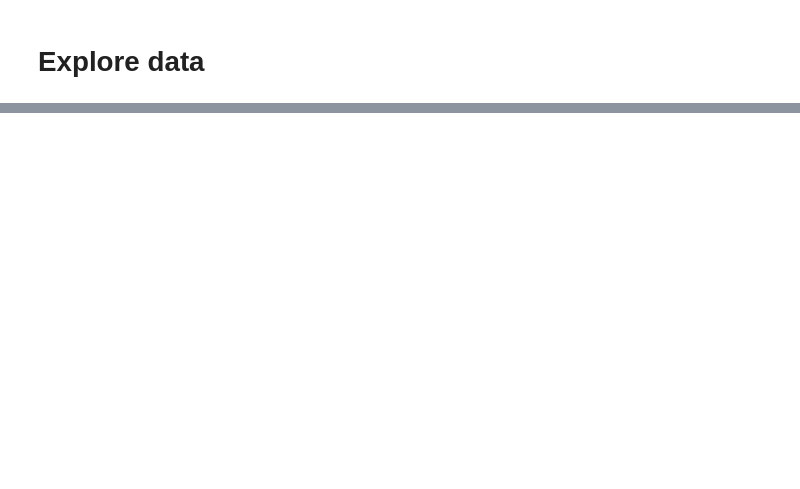
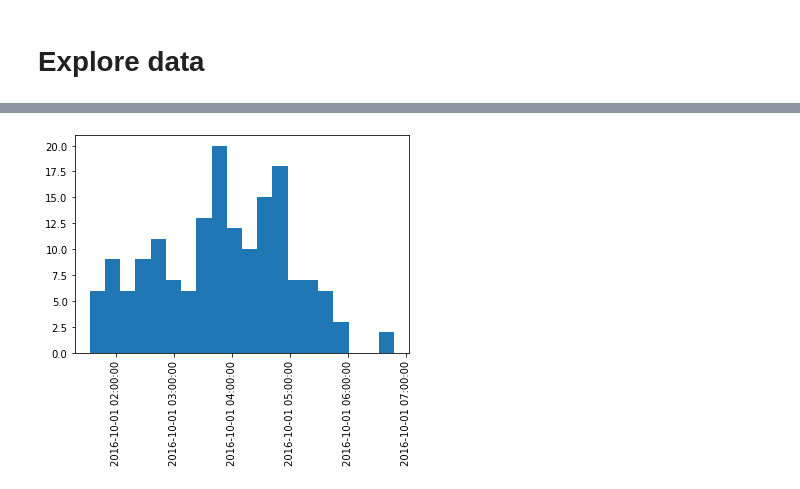
Before and after one commit to candiesforlife/minority_report, a Jupyter notebook: notebooks/cam_viz_model.ipynb, the cells around one changed output, grey strips where cells are left out. Drawn from its saved outputs; the diff is of its cells as text; code cells hidden in the pictures; blank space fills up the shorter version.

Commit message:
group crimes by hour

```diff
--- a/notebooks/cam_viz_model.ipynb
+++ b/notebooks/cam_viz_model.ipynb
@@ -100,0 +69,7 @@ plt.xticks(rotation=45)
+# %%
+grouped = []
+length = len(liste)
+for index, timestamp in enumerate(liste):
+    print(f'Grouping timestamp {index+1}/{length}')
+    by_hour = np.array(sample[sample['new_date']== timestamp])
+    grouped.append(by_hour)
@@ -100,0 +94,3 @@ plt.xticks(rotation=45)
+# %%
+gr_array = np.array(grouped, dtype=object)
+gr_array
@@ -100,0 +119,3 @@ plt.xticks(rotation=45)
+# %%
+ts = [element[0][0] for element in gr_array]
+ts
@@ -100,0 +143,10 @@ plt.xticks(rotation=45)
+# %%
+length = [len(element) for element in gr_array]
+# %%
+fig, ax = plt.subplots()
+
+ax.hist(length, bins=20);
+ax.set_xticklabels(ts, rotation=90)
+
+#plt.show()
+# %% [output]
@@ -100,0 +161 @@ plt.xticks(rotation=45)
+[figure, added]
```
Also changed, not shown: parts of 25 cells of this notebook.
